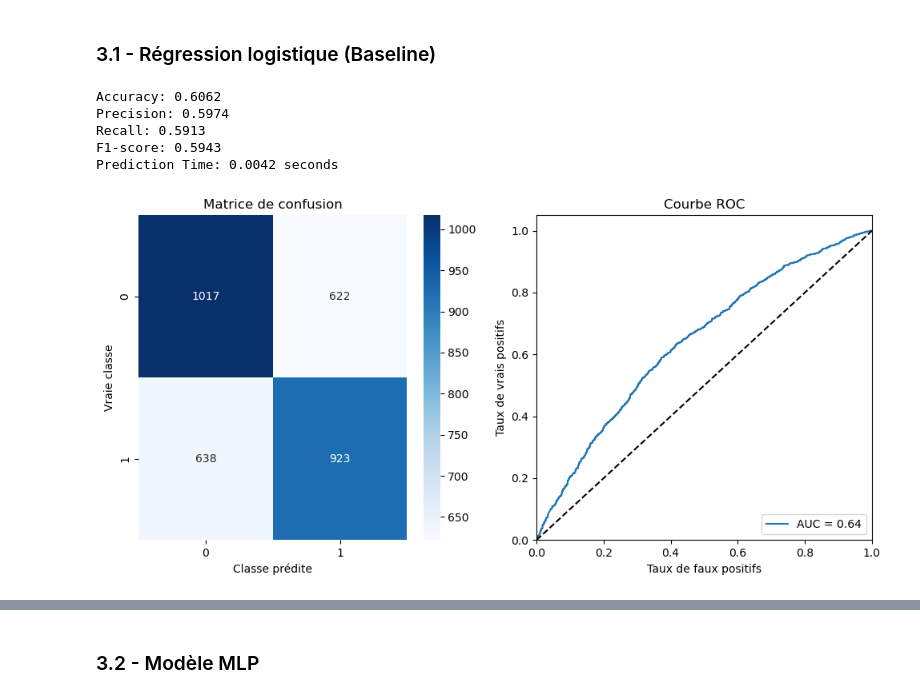
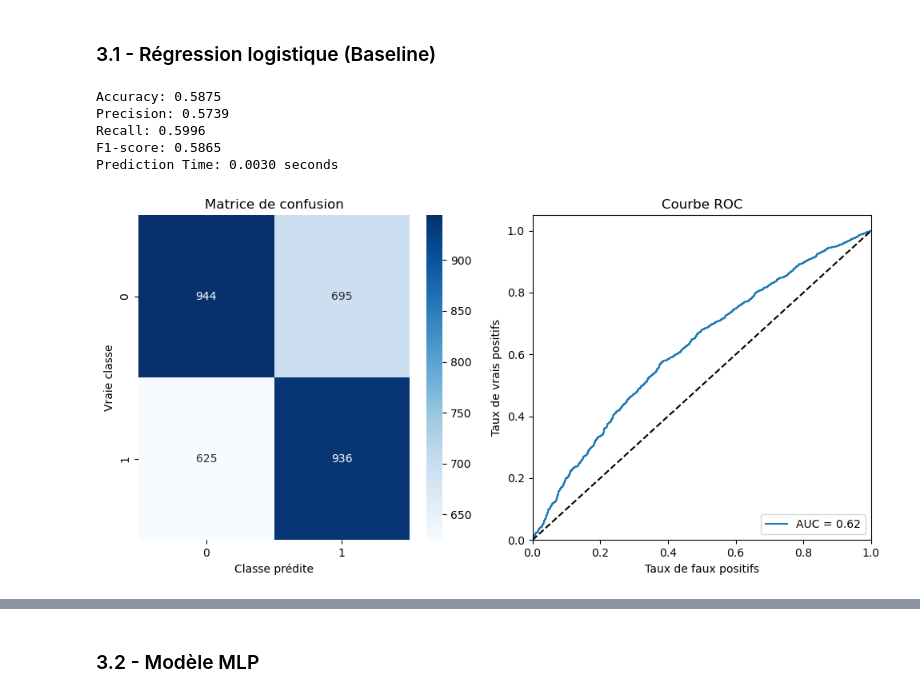
Before and after one commit to mehdimunim/OC7, a Jupyter notebook: notebooks/03_Mehdi_MUNIM_modelisation.ipynb, the cells around one changed output, grey strips where cells are left out. Cells and saved outputs as stored; diff of their text form; code cells hidden in the pictures.

```diff
--- a/notebooks/03_Mehdi_MUNIM_modelisation.ipynb
+++ b/notebooks/03_Mehdi_MUNIM_modelisation.ipynb
@@ -72,38 +72,41 @@ X_test_d2v = pickle.load(open(data_path + 'X_test_doc2vec.pickle', 'rb'))
 #@title 3.1 Entraînement et évaluation du modèle de régression logistique avec MLflow
 
 import mlflow
 import mlflow.sklearn
 from sklearn.linear_model import LogisticRegression
 
 # Créer et entraîner le modèle de régression logistique
 model_lr = LogisticRegression(solver='liblinear', max_iter=1000, random_state=42)
 
 # Démarrer une exécution MLflow
 with mlflow.start_run():
     # Entraîner le modèle
-    model_lr.fit(X_train_w2v, y_train)
+    model_lr.fit(X_train_d2v, y_train)
 
     # Évaluer le modèle et récupérer les métriques
-    accuracy, precision, recall, f1, predict_time = evaluation.evaluer_modele(model_lr, X_test_w2v, y_test)
+    accuracy, precision, recall, f1, predict_time = evaluation.evaluer_modele(model_lr, X_test_d2v, y_test)
 
     # Enregistrer les paramètres
     mlflow.log_param("model", "LogisticRegression")
     mlflow.log_param("solver", "liblinear")
     mlflow.log_param("max_iter", 1000)
 
     # Enregistrer les métriques
     mlflow.log_metric("accuracy", accuracy)
     mlflow.log_metric("precision", precision)
     mlflow.log_metric("recall", recall)
     mlflow.log_metric("f1_score", f1)
     mlflow.log_metric("predict_time", predict_time)  # Enregistrer le predict_time
 
+    # Ajouter un tag
+    mlflow.set_tag("model_name", "LogisticRegression")
+
     # Enregistrer le modèle
     mlflow.sklearn.log_model(model_lr, "model_lr")
 # %% [output]
-Accuracy: 0.6062
-Precision: 0.5974
-Recall: 0.5913
-F1-score: 0.5943
-Prediction Time: 0.0042 seconds
+Accuracy: 0.5875
+Precision: 0.5739
+Recall: 0.5996
+F1-score: 0.5865
+Prediction Time: 0.0030 seconds
-[figure, old version]
+[figure, new version]
```
Also changed, not shown: parts of 8 cells of this notebook.
